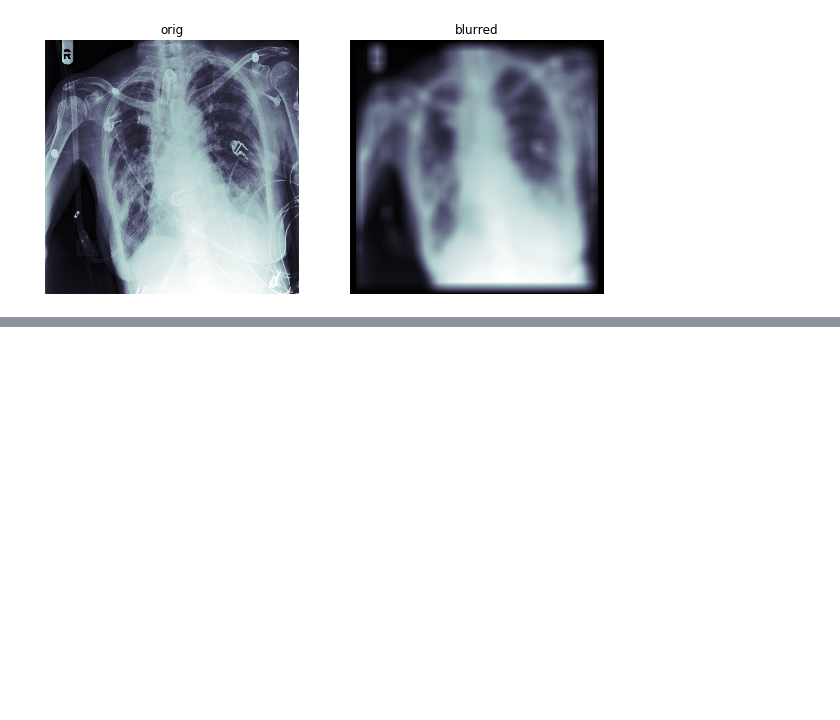
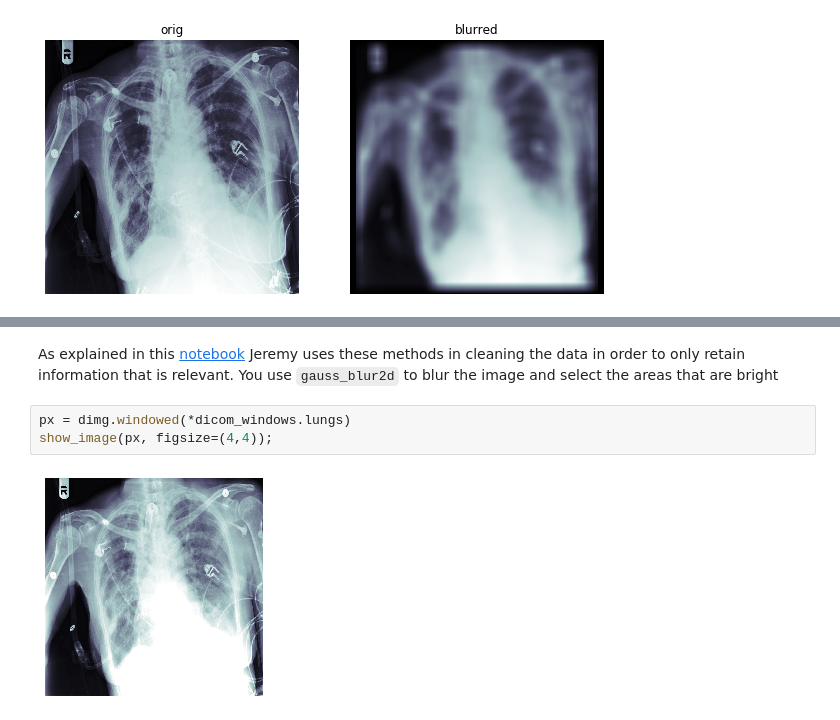
Before and after one commit to asvcode/covid19-translations, a Jupyter notebook: _notebooks/2020-04-28-Medical-Imaging-Part2.ipynb, the cells around one changed output, grey strips where cells are left out. Drawn from its saved outputs; the diff is of its cells as text; blank space fills up the shorter version.

```diff
--- a/_notebooks/2020-04-28-Medical-Imaging-Part2.ipynb
+++ b/_notebooks/2020-04-28-Medical-Imaging-Part2.ipynb
@@ -50,0 +62,7 @@ show_images(ims, titles=('orig', 'blurred'), figsize=(10,10))
+# %% [markdown]
+As explained in this [notebook](https://www.kaggle.com/jhoward/cleaning-the-data-for-rapid-prototyping-fastai) Jeremy uses these methods in cleaning the data in order to only retain information that is relevant.  You use `gauss_blur2d` to blur the image and select the areas that are bright
+# %%
+px = dimg.windowed(*dicom_windows.lungs)
+show_image(px, figsize=(4,4));
+# %% [output]
+[figure, added]
```
Also changed, not shown: parts of 7 cells of this notebook.
